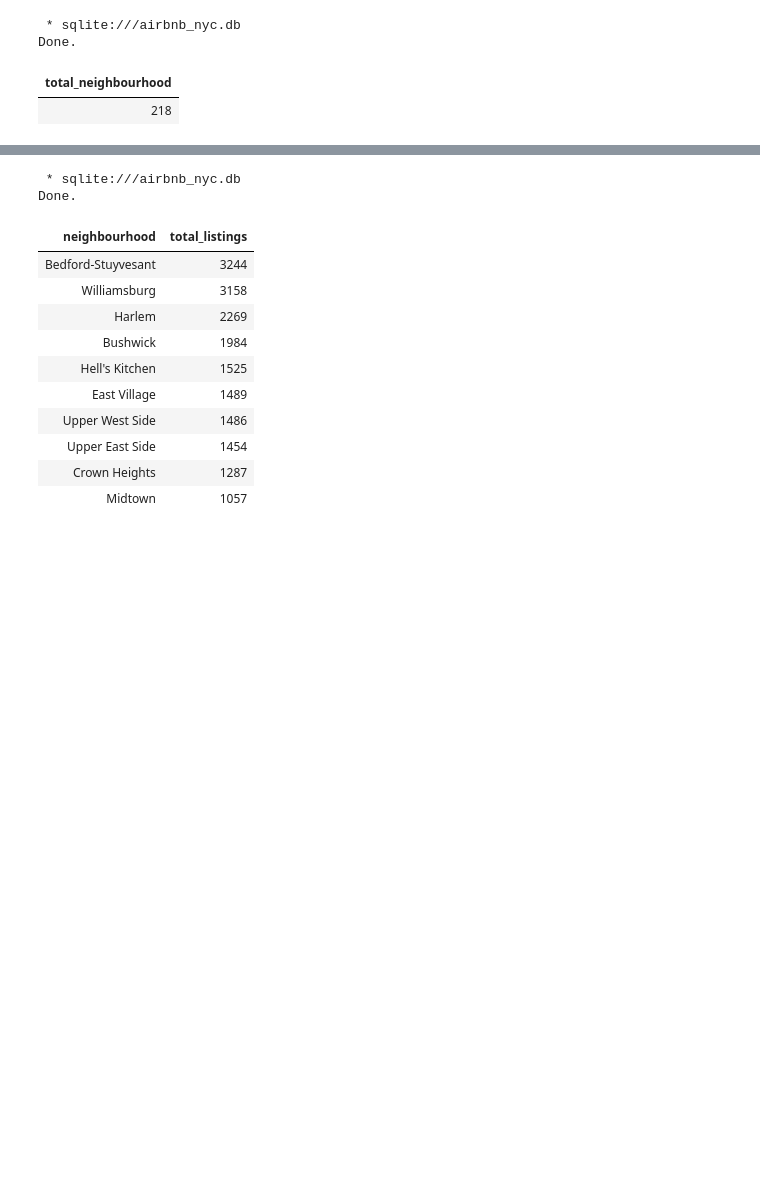
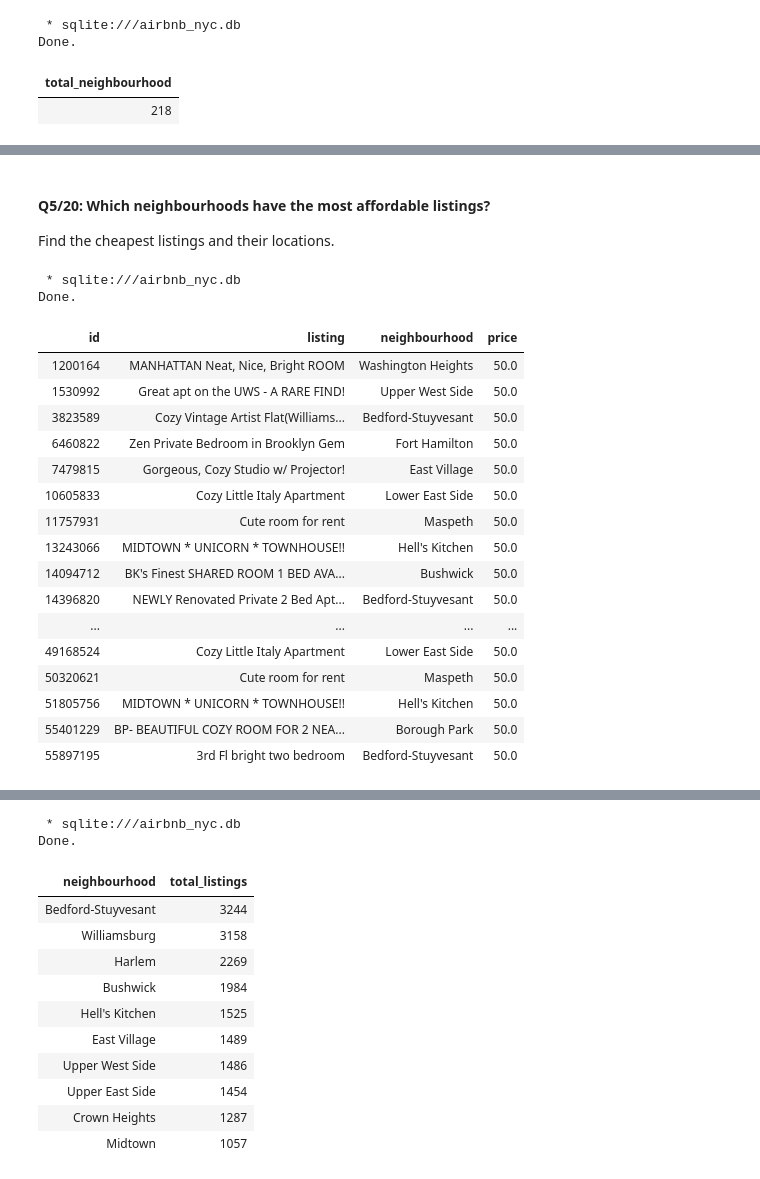
Before and after one commit to HopeMohola/Predict, a Jupyter notebook: Predict Model Solution.ipynb, the cells around one changed output, grey strips where cells are left out. Cells and saved outputs as stored; diff of their text form; code cells hidden in the pictures; blank space fills up the shorter version.

```diff
--- a/Predict Model Solution.ipynb
+++ b/Predict Model Solution.ipynb
@@ -168,0 +262,31 @@ Done.
+# %% [markdown]
+#### Q5/20: Which neighbourhoods have the most affordable listings?
+Find the cheapest listings and their locations.
+# %%
+%%sql
+
+SELECT l.id, l.name as listing, n.name as neighbourhood, l.price
+FROM listings l
+JOIN neighbourhoods n ON l.neighbourhood_id = n.id
+ORDER BY l.price ASC
+LIMIT 31;
+# %% [output]
+ * sqlite:///airbnb_nyc.db
+Done.
+| id | listing | neighbourhood | price |
+| 1200164 | MANHATTAN Neat, Nice, Bright ROOM | Washington Heights | 50.0 |
+| 1530992 | Great apt on the UWS - A RARE FIND! | Upper West Side | 50.0 |
+| 3823589 | Cozy Vintage Artist Flat(Williams... | Bedford-Stuyvesant | 50.0 |
+| 6460822 | Zen Private Bedroom in Brooklyn Gem | Fort Hamilton | 50.0 |
+| 7479815 | Gorgeous, Cozy Studio w/ Projector! | East Village | 50.0 |
+| 10605833 | Cozy Little Italy Apartment | Lower East Side | 50.0 |
+| 11757931 | Cute room for rent | Maspeth | 50.0 |
+| 13243066 | MIDTOWN * UNICORN * TOWNHOUSE!! | Hell's Kitchen | 50.0 |
+| 14094712 | BK's Finest SHARED ROOM 1 BED AVA... | Bushwick | 50.0 |
+| 14396820 | NEWLY Renovated Private 2 Bed Apt... | Bedford-Stuyvesant | 50.0 |
+| ... | ... | ... | ... |
+| 49168524 | Cozy Little Italy Apartment | Lower East Side | 50.0 |
+| 50320621 | Cute room for rent | Maspeth | 50.0 |
+| 51805756 | MIDTOWN * UNICORN * TOWNHOUSE!! | Hell's Kitchen | 50.0 |
+| 55401229 | BP- BEAUTIFUL COZY ROOM FOR 2 NEA... | Borough Park | 50.0 |
+| 55897195 | 3rd Fl bright two bedroom | Bedford-Stuyvesant | 50.0 |
```
Also changed, not shown: parts of 20 cells of this notebook.
